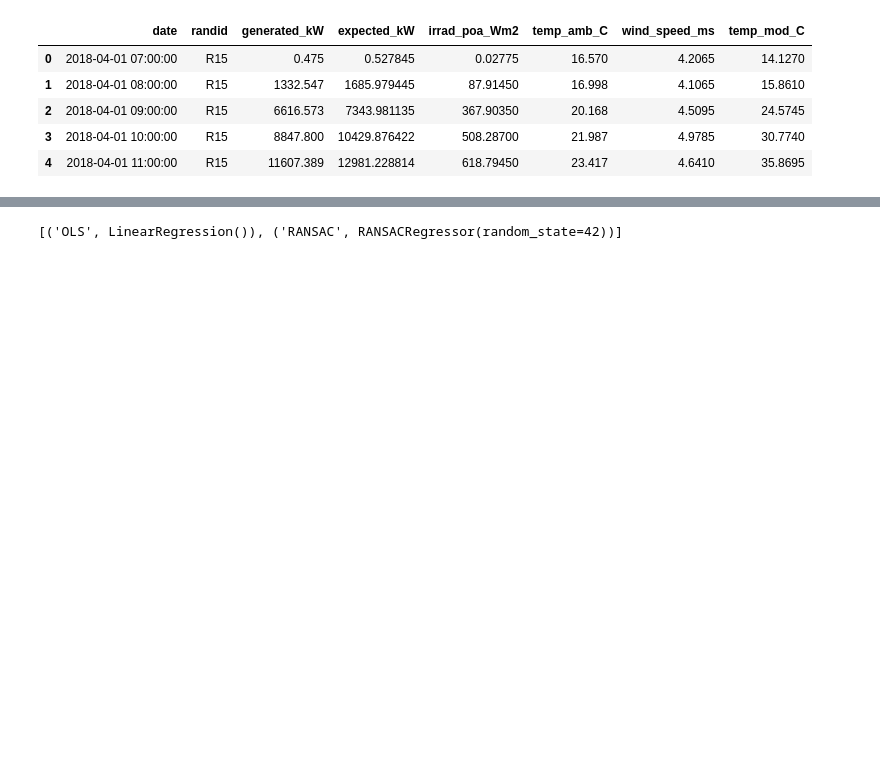
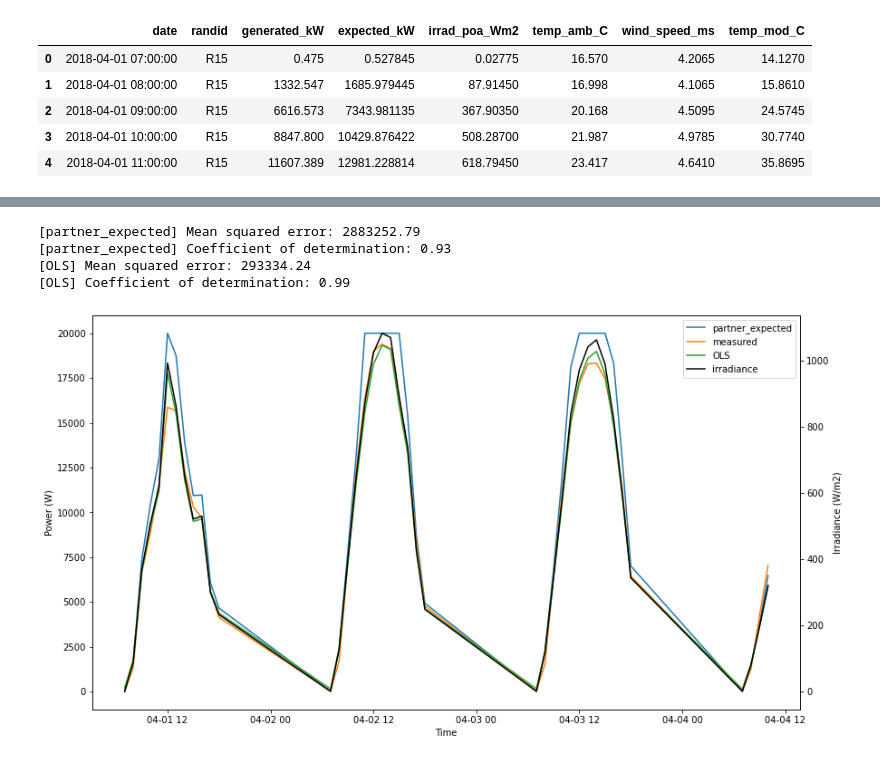
Before and after one commit to sandialabs/pvOps, a Jupyter notebook: examples/tutorial_timeseries.ipynb, the cells around one changed output, grey strips where cells are left out. Saved outputs shown, nothing was run; the diff lists cells and outputs as text; code cells hidden in the pictures; blank space fills up the shorter version.

Commit message:
add time weighted and tutorial

```diff
--- a/examples/tutorial_timeseries.ipynb
+++ b/examples/tutorial_timeseries.ipynb
@@ -80,4 +100,48 @@ Begin testing.
-# %%
-model.estimators
-# %% [output]
-[('OLS', LinearRegression()), ('RANSAC', RANSACRegressor(random_state=42))]
+# %%
+from sklearn.metrics import mean_squared_error, r2_score
+
+def plot(model, prod_col_dict, data_split='test', npts=50):
+
+    def print_info(real,pred,name):
+        mse = mean_squared_error(real, pred)
+        r2 = r2_score(real, pred)
+        print(f'[{name}] Mean squared error: %.2f'
+                % mse)
+        print(f'[{name}] Coefficient of determination: %.2f'
+                % r2)
+
+    fig,(ax) = plt.subplots(figsize=(14,8))
+
+    if data_split == 'test':
+        df = test_df
+    elif data_split == 'train':
+        df = train_df
+
+    measured = model.estimators['OLS'][f'{data_split}_y'][:npts]
+
+    ax2 = ax.twinx()
+    ax2.plot(model.estimators['OLS'][f'{data_split}_index'][:npts], df[prod_col_dict['irradiance']].values[:npts], 'k', label='irradiance')
+
+    ax.plot(model.estimators['OLS'][f'{data_split}_index'][:npts], df['expected_kW'].values[:npts], label='partner_expected')
+    print_info(measured, df['expected_kW'].values[:npts], 'partner_expected')
+
+    ax.plot(model.estimators['OLS'][f'{data_split}_index'][:npts], measured, label='measured')
+    for name, info in model.estimators.items():
+        predicted = model.estimators[name][f'{data_split}_prediction'][:npts]
+        ax.plot(model.estimators[name][f'{data_split}_index'][:npts], predicted, label=name)
+        print_info(measured, predicted, name)
+
+    ax2.set_ylabel("Irradiance (W/m2)")
+    ax.set_ylabel("Power (W)")
+    ax.set_xlabel('Time')
+    handles, labels = [(a+b) for a, b in zip(ax.get_legend_handles_labels(), ax2.get_legend_handles_labels())]
+    ax.legend(handles, labels, loc='best')
+    plt.show()
+# %%
+plot(model, prod_col_dict, data_split='train', npts=40)
+# %% [output]
+[partner_expected] Mean squared error: 2883252.79
+[partner_expected] Coefficient of determination: 0.93
+[OLS] Mean squared error: 293334.24
+[OLS] Coefficient of determination: 0.99
+[figure, added]
```
Also changed, not shown: parts of 5 cells of this notebook, 2 other files.
